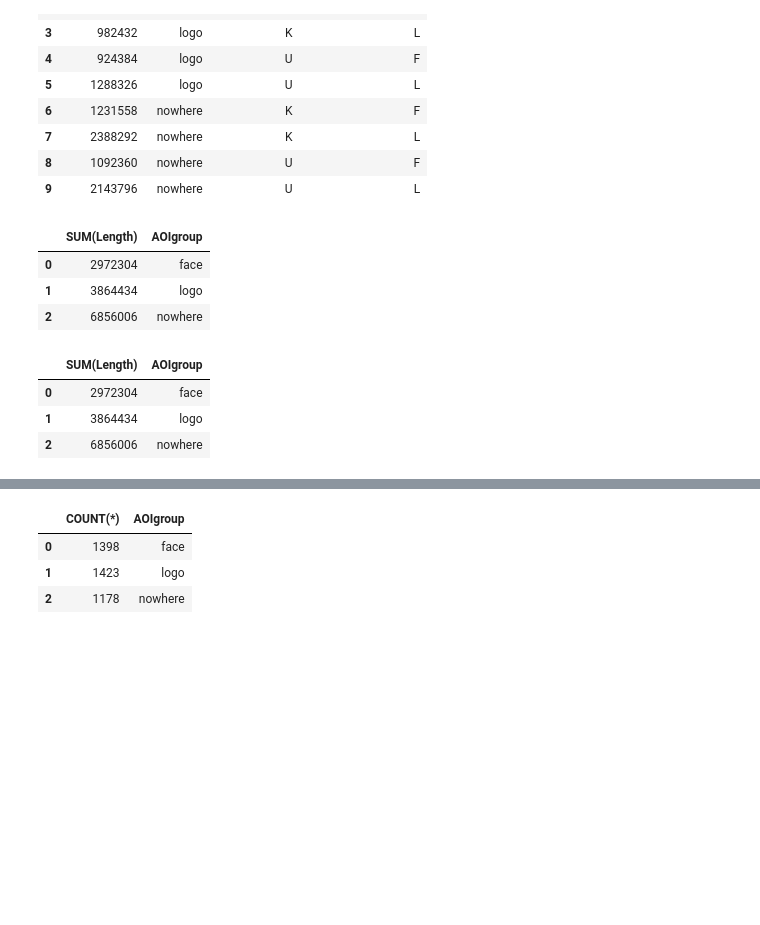
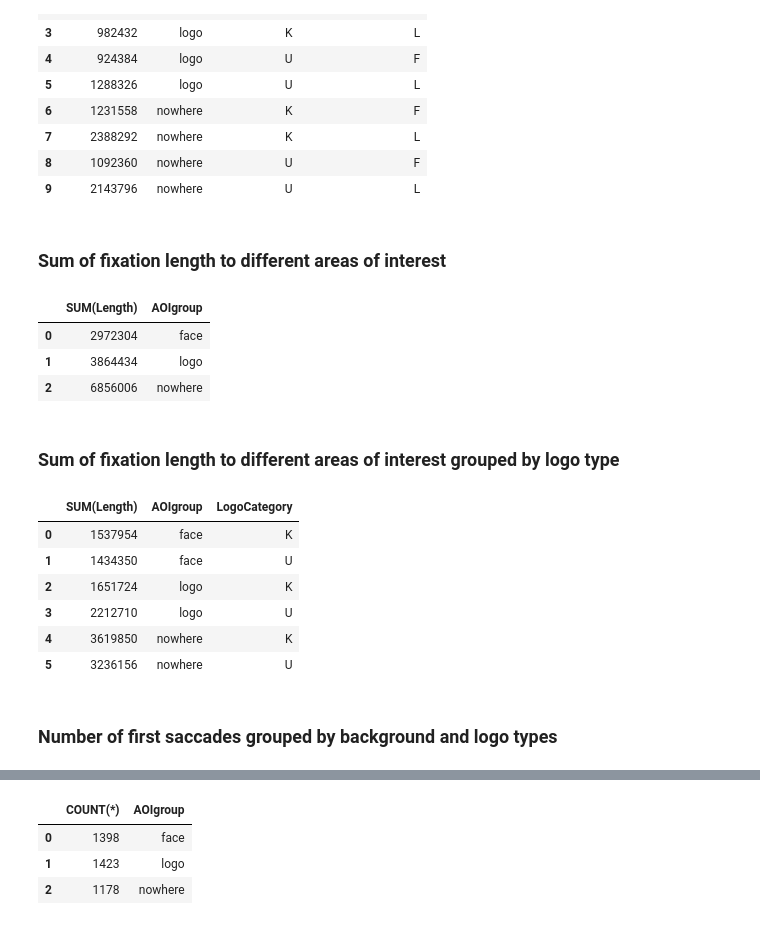
Before and after one commit to alastaa/LSTProject, a Jupyter notebook: Fiksaatioanalyysihommii.ipynb, the cells around one changed output, grey strips where cells are left out. Cells and saved outputs as stored; diff of their text form; code cells hidden in the pictures; blank space fills up the shorter version.

```diff
--- a/Fiksaatioanalyysihommii.ipynb
+++ b/Fiksaatioanalyysihommii.ipynb
@@ -85,6 +89,8 @@ pd.read_sql_query("select SUM(Length), AOIgroup, LogoCategory, BackgroundCategor
 | 7 | 2388292 | nowhere | K | L |
 | 8 | 1092360 | nowhere | U | F |
 | 9 | 2143796 | nowhere | U | L |
+# %% [markdown]
+### Sum of fixation length to different areas of interest
 # %%
 pd.read_sql_query("select SUM(Length), AOIgroup from fixations GROUP BY AOIgroup", conn)
 # %% [output]
@@ -92,13 +98,20 @@ pd.read_sql_query("select SUM(Length), AOIgroup from fixations GROUP BY AOIgroup
 | 0 | 2972304 | face |
 | 1 | 3864434 | logo |
 | 2 | 6856006 | nowhere |
+# %% [markdown]
+### Sum of fixation length to different areas of interest grouped by logo type
 # %%
-pd.read_sql_query("select SUM(Length), AOIgroup from fixations GROUP BY AOIgroup", conn)
+pd.read_sql_query("select SUM(Length), AOIgroup, LogoCategory from fixations GROUP BY AOIgroup, LogoCategory", conn)
 # %% [output]
-|  | SUM(Length) | AOIgroup |
-| 0 | 2972304 | face |
-| 1 | 3864434 | logo |
-| 2 | 6856006 | nowhere |
+|  | SUM(Length) | AOIgroup | LogoCategory |
+| 0 | 1537954 | face | K |
+| 1 | 1434350 | face | U |
+| 2 | 1651724 | logo | K |
+| 3 | 2212710 | logo | U |
+| 4 | 3619850 | nowhere | K |
+| 5 | 3236156 | nowhere | U |
+# %% [markdown]
+### Number  of first saccades grouped by background and logo types
 # %%
 pd.read_sql_query("""
 select COUNT(*), AOIgroup, LogoCategory, BackgroundCategory
```
Also changed, not shown: parts of 5 cells of this notebook.
